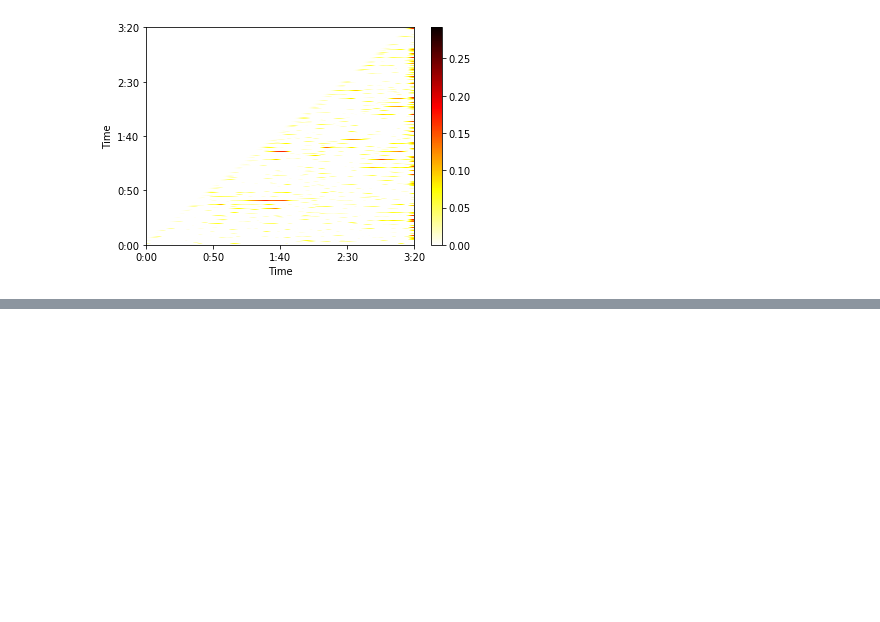
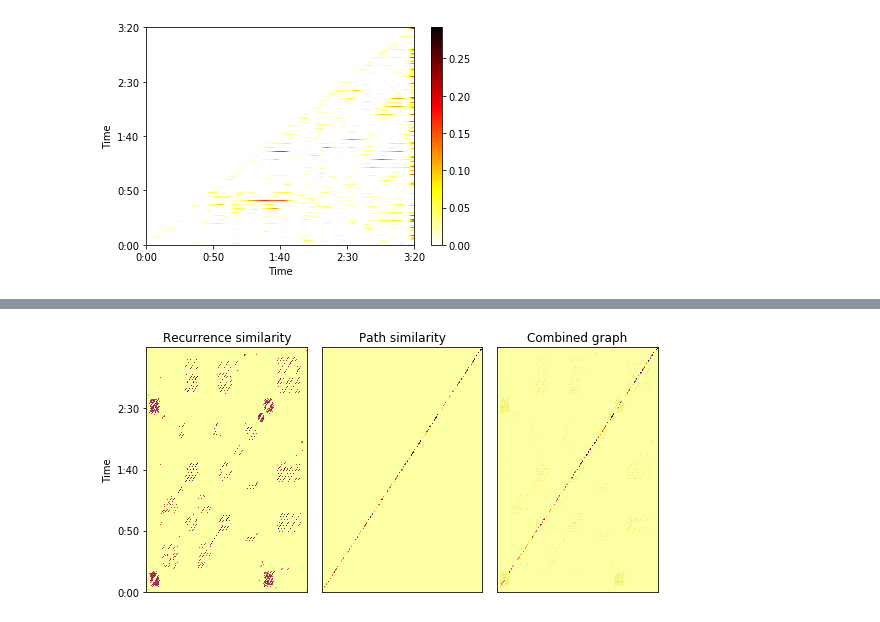
Before and after one commit to wvsharber/BeatMapSynthesizer, a Jupyter notebook: Music_analysis.ipynb, the cells around one changed output, grey strips where cells are left out. Saved outputs shown, nothing was run; the diff lists cells and outputs as text; code cells hidden in the pictures; blank space fills up the shorter version.

```diff
--- a/Music_analysis.ipynb
+++ b/Music_analysis.ipynb
@@ -316,0 +366,38 @@ time_lag_similarity.display()
+# %%
+R = librosa.segment.recurrence_matrix(Csync, width=3, mode='affinity',
+                                      sym=True)
+
+# Enhance diagonals with a median filter (Equation 2)
+df = librosa.segment.timelag_filter(scipy.ndimage.median_filter)
+Rf = df(R, size=(1, 7))
+# %%
+mfcc = librosa.feature.mfcc(y=y, sr=sr)
+Msync = librosa.util.sync(mfcc, beats)
+
+path_distance = np.sum(np.diff(Msync, axis=1)**2, axis=0)
+sigma = np.median(path_distance)
+path_sim = np.exp(-path_distance / sigma)
+
+R_path = np.diag(path_sim, k=1) + np.diag(path_sim, k=-1)
+# %%
+deg_path = np.sum(R_path, axis=1)
+deg_rec = np.sum(Rf, axis=1)
+
+mu = deg_path.dot(deg_path + deg_rec) / np.sum((deg_path + deg_rec)**2)
+
+A = mu * Rf + (1 - mu) * R_path
+# %%
+plt.figure(figsize=(8, 4))
+plt.subplot(1, 3, 1)
+librosa.display.specshow(Rf, cmap='inferno_r', y_axis='time',
+                         y_coords=beat_times)
+plt.title('Recurrence similarity')
+plt.subplot(1, 3, 2)
+librosa.display.specshow(R_path, cmap='inferno_r')
+plt.title('Path similarity')
+plt.subplot(1, 3, 3)
+librosa.display.specshow(A, cmap='inferno_r')
+plt.title('Combined graph')
+plt.tight_layout()
+# %% [output]
+[figure, added]
```
Also changed, not shown: parts of 9 cells of this notebook.
